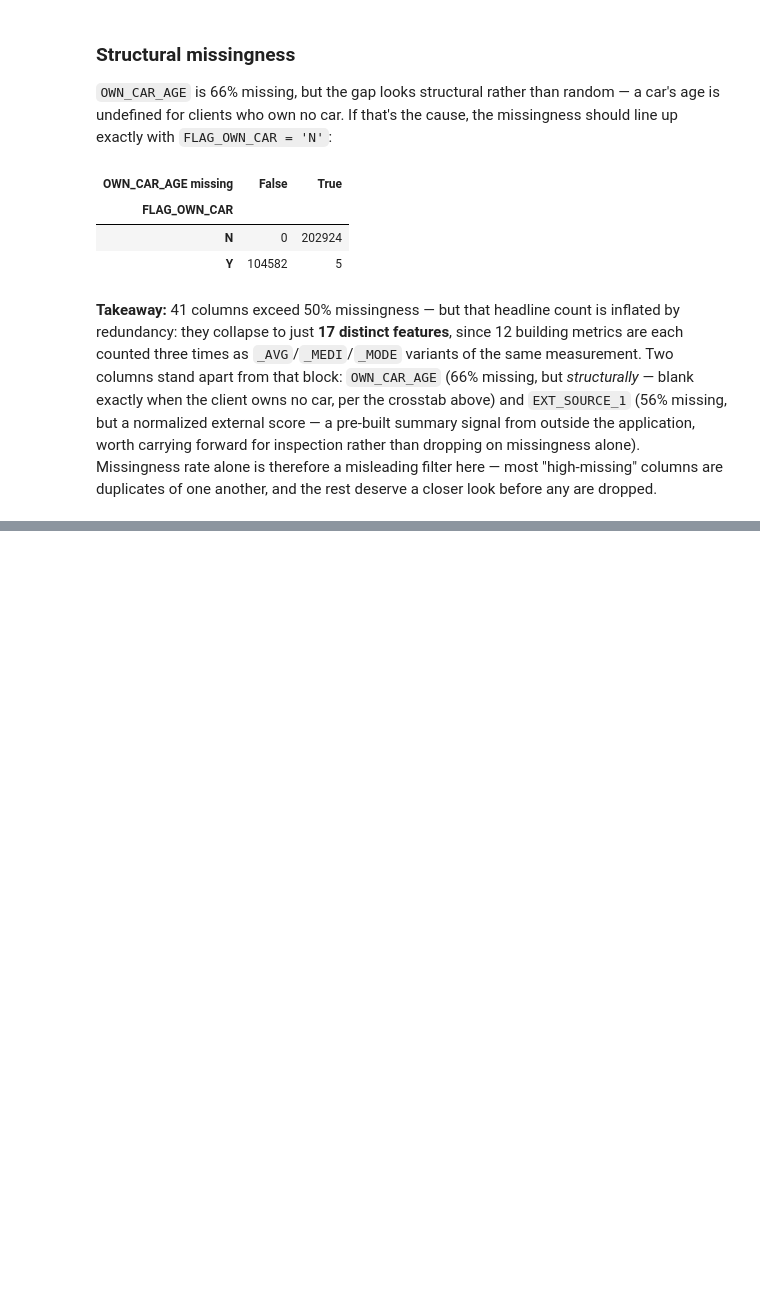
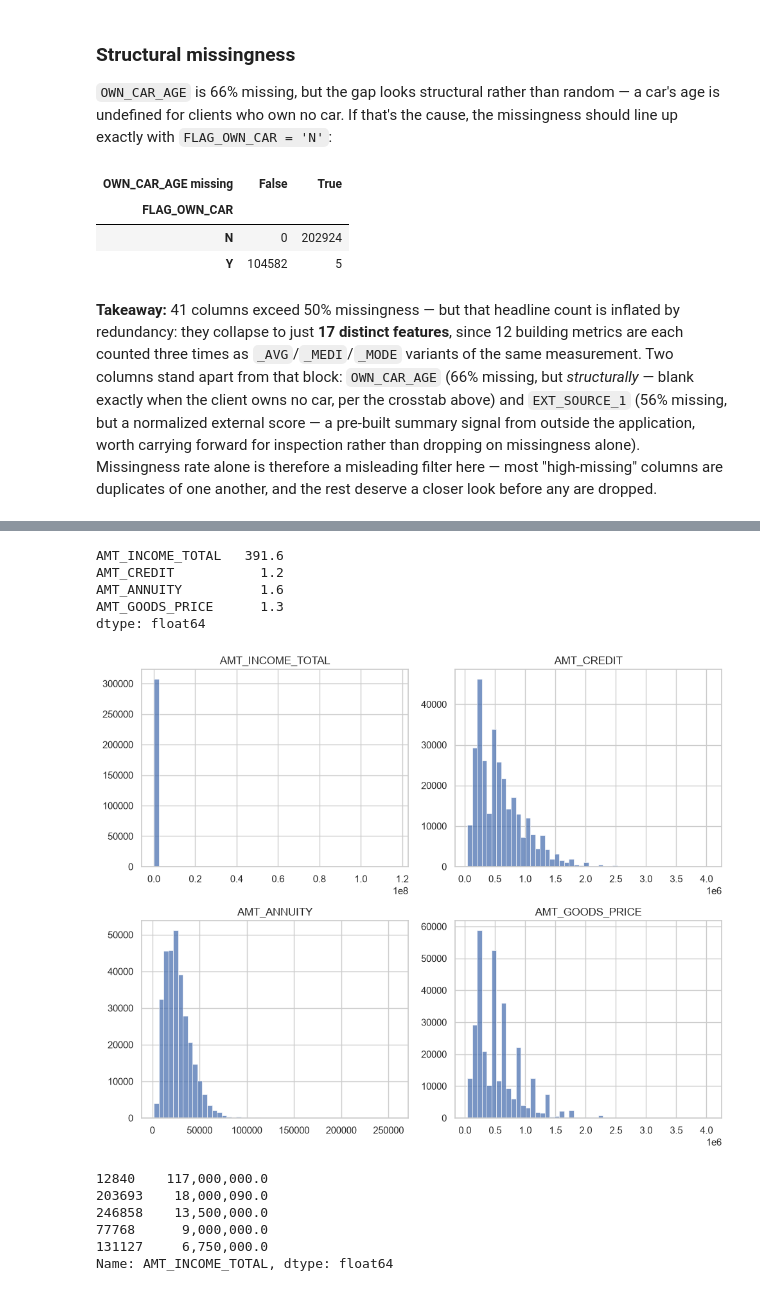
Before and after one commit to Edo-analyst/home-credit-default-risk, a Jupyter notebook: notebooks/01_eda.ipynb, the cells around one changed output, grey strips where cells are left out. Drawn from its saved outputs; the diff is of its cells as text; code cells hidden in the pictures; blank space fills up the shorter version.

```diff
--- a/notebooks/01_eda.ipynb
+++ b/notebooks/01_eda.ipynb
@@ -103,0 +143,3 @@ pd.crosstab(df["FLAG_OWN_CAR"], df["OWN_CAR_AGE"].isna(),
+# %%
+amt_cols = ["AMT_INCOME_TOTAL", "AMT_CREDIT", "AMT_ANNUITY", "AMT_GOODS_PRICE"]
+df[amt_cols].describe()
@@ -103,0 +156,29 @@ pd.crosstab(df["FLAG_OWN_CAR"], df["OWN_CAR_AGE"].isna(),
+# %%
+df[amt_cols].skew().round(1)
+# %% [output]
+AMT_INCOME_TOTAL   391.6
+AMT_CREDIT           1.2
+AMT_ANNUITY          1.6
+AMT_GOODS_PRICE      1.3
+dtype: float64
+# %%
+fig, axes = plt.subplots(2, 2, figsize=(10, 8))
+for ax, col in zip(axes.flat, amt_cols):
+    sns.histplot(df[col].dropna(), bins=50, ax=ax)
+    ax.set_title(col)
+    ax.set_xlabel("")
+    ax.set_ylabel("")
+fig.tight_layout()
+fig.savefig(f"{FIGURES_DIR}/amt_distributions.png", dpi=150)
+plt.show()
+# %% [output]
+[figure, added]
+# %%
+df["AMT_INCOME_TOTAL"].nlargest(5)
+# %% [output]
+12840    117,000,000.0
+203693    18,000,090.0
+246858    13,500,000.0
+77768      9,000,000.0
+131127     6,750,000.0
+Name: AMT_INCOME_TOTAL, dtype: float64
```
Also changed, not shown: parts of 27 cells of this notebook, 6 other files.
